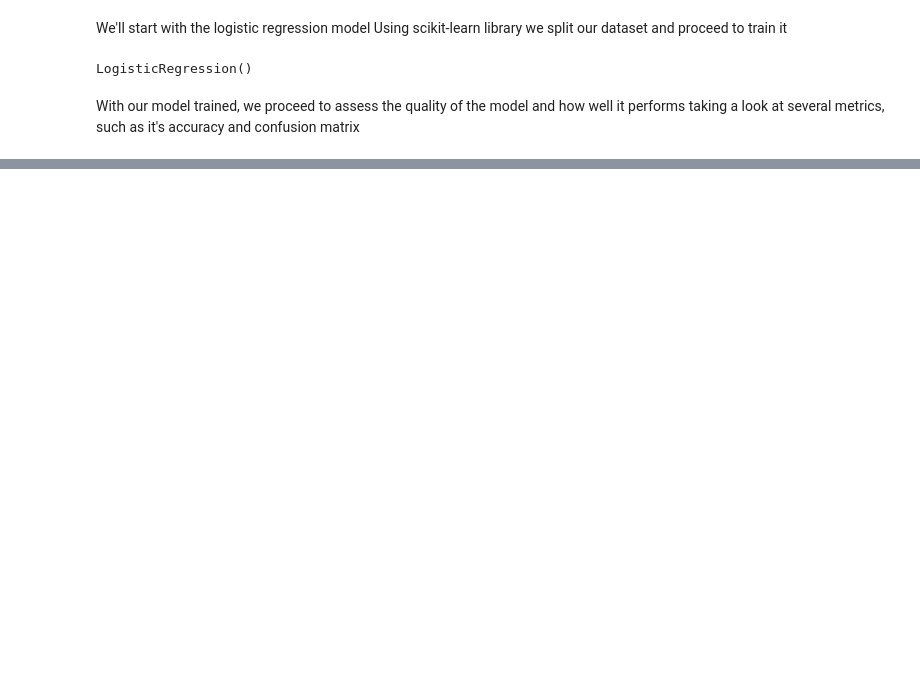
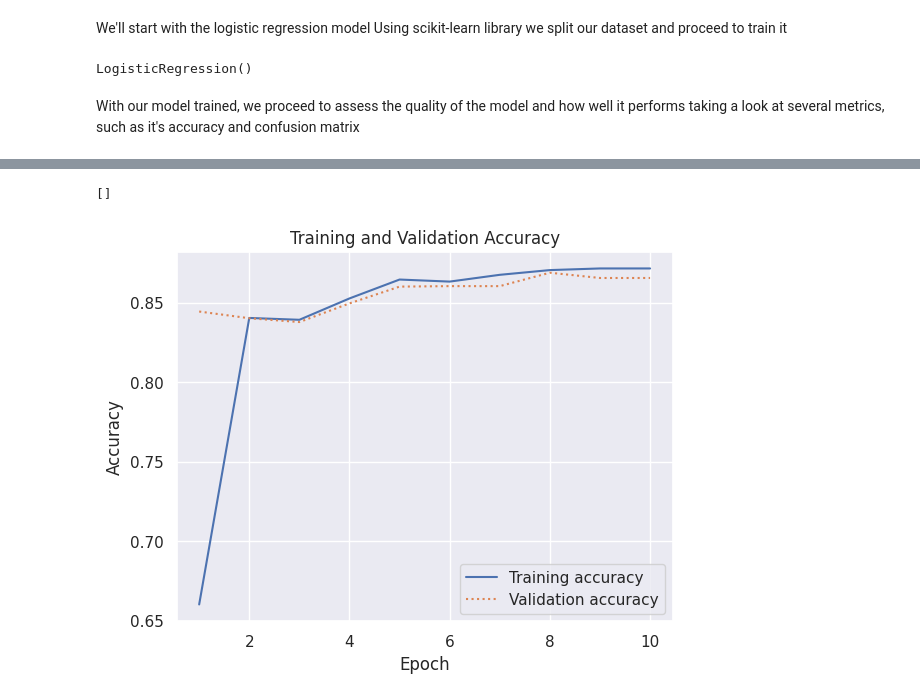
Before and after one commit to igorp-lopes/EA006-TFC, a Jupyter notebook: tfc.ipynb, the cells around one changed output, grey strips where cells are left out. Drawn from its saved outputs; the diff is of its cells as text; code cells hidden in the pictures; blank space fills up the shorter version.

Commit message:
Add first attempt at the neural network model

```diff
--- a/tfc.ipynb
+++ b/tfc.ipynb
@@ -78,0 +97,9 @@ weighted avg       0.92      0.92      0.92      3317
+# %%
+from keras.models import Sequential
+from keras.layers import Dense
+
+model = Sequential()
+model.add(Dense(30, activation='relu', input_shape=(X_data.shape[1],)))
+model.add(Dense(1, activation='sigmoid'))
+model.compile(loss='binary_crossentropy', optimizer='adam', metrics=['accuracy'])
+model.summary()
@@ -78,0 +120,4 @@ weighted avg       0.92      0.92      0.92      3317
+# %%
+hist = model.fit(X_train, y_train, validation_data=(X_test, y_test), epochs=10, batch_size=100, verbose=False)
+deep_learning_loss, deep_learning_acc = model.evaluate(X_test,  y_test, verbose=2)
+print('Accuracy of deep learning classifier on test set: {:.2f}'.format(deep_learning_acc))
@@ -78,0 +127,20 @@ weighted avg       0.92      0.92      0.92      3317
+# %%
+import matplotlib.pyplot as plt
+%matplotlib inline
+import seaborn as sns
+sns.set()
+
+acc = hist.history['accuracy']
+val = hist.history['val_accuracy']
+epochs = range(1, len(acc) + 1)
+
+plt.plot(epochs, acc, '-', label='Training accuracy')
+plt.plot(epochs, val, ':', label='Validation accuracy')
+plt.title('Training and Validation Accuracy')
+plt.xlabel('Epoch')
+plt.ylabel('Accuracy')
+plt.legend(loc='lower right')
+plt.plot()
+# %% [output]
+[]
+[figure, added]
```
Also changed, not shown: parts of 11 cells of this notebook.
